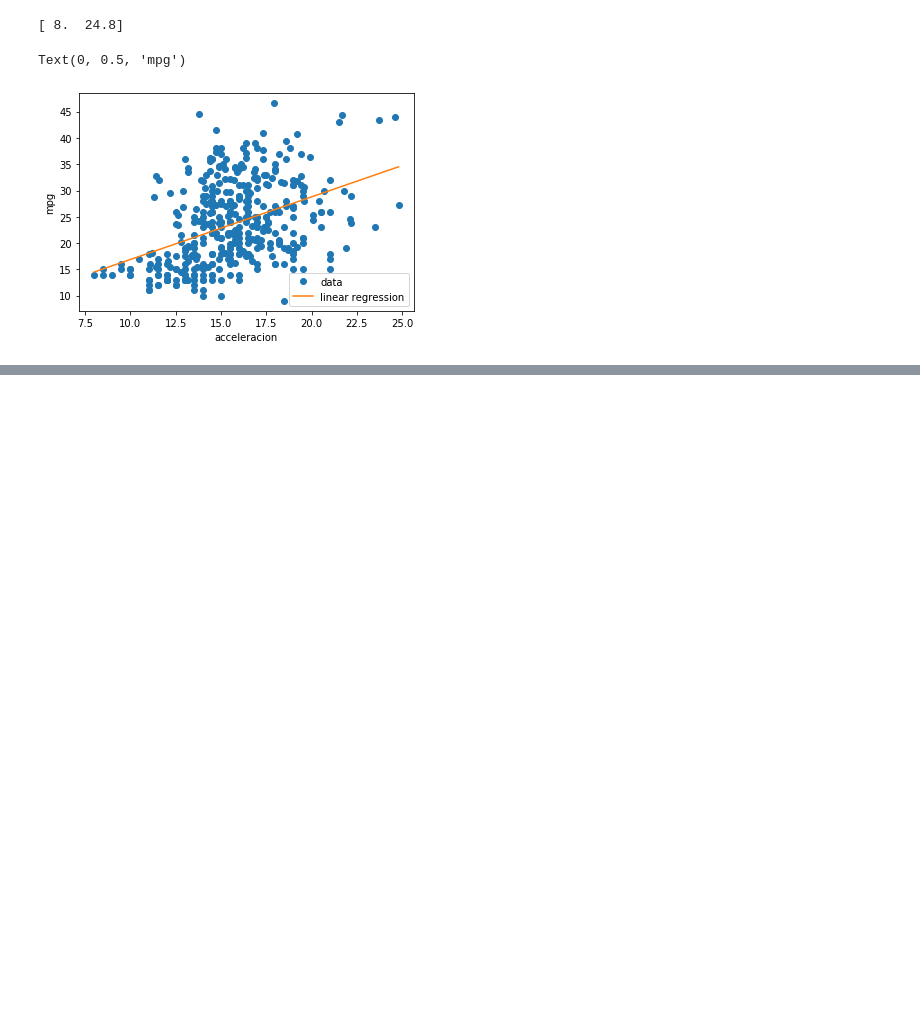
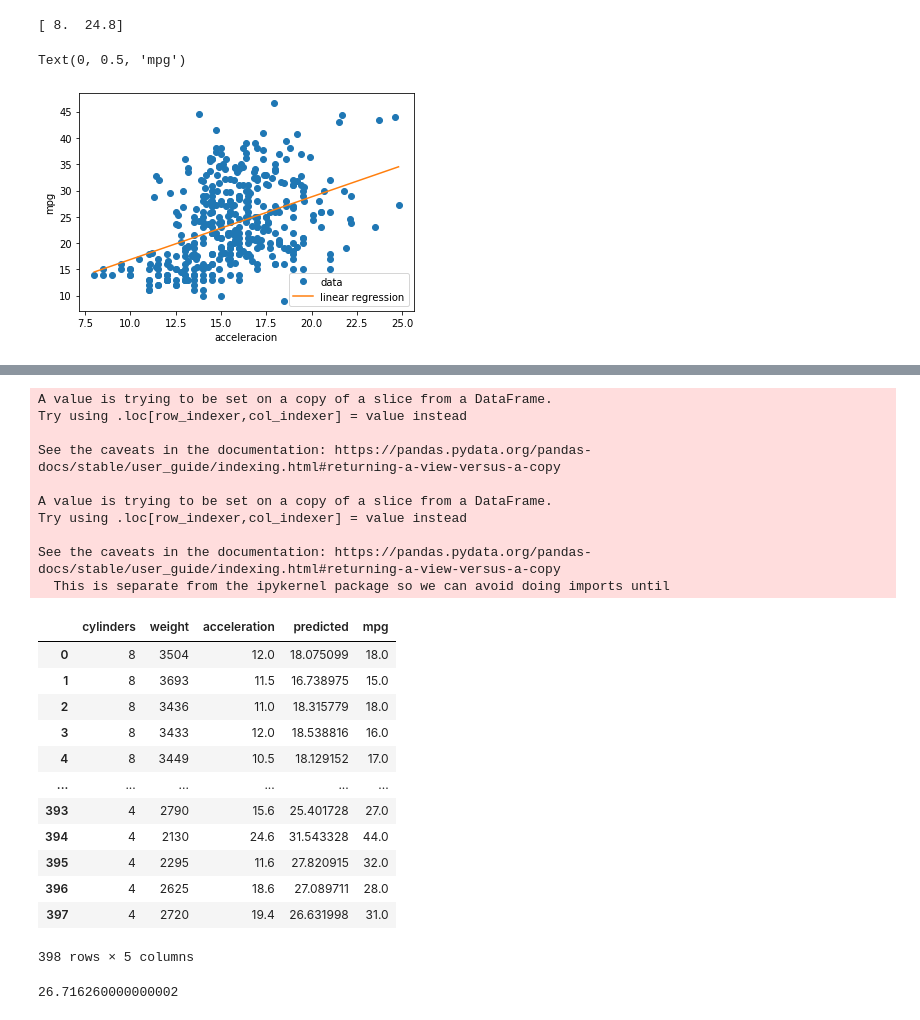
Before and after one commit to olmocorell/probability, a Jupyter notebook: 6-linear-regression.ipynb, the cells around one changed output, grey strips where cells are left out. Cells and saved outputs as stored; diff of their text form; code cells hidden in the pictures; blank space fills up the shorter version.

```diff
--- a/6-linear-regression.ipynb
+++ b/6-linear-regression.ipynb
@@ -127,0 +152,34 @@ for i in range(10):
+# %%
+df = auto[['cylinders', 'weight', 'acceleration']]
+df["predicted"] = model.predict(sm.add_constant(df))
+df["mpg"] = auto["mpg"]
+
+df
+# %% [output]
+A value is trying to be set on a copy of a slice from a DataFrame.
+Try using .loc[row_indexer,col_indexer] = value instead
+
+See the caveats in the documentation: https://pandas.pydata.org/pandas-docs/stable/user_guide/indexing.html#returning-a-view-versus-a-copy
+
+A value is trying to be set on a copy of a slice from a DataFrame.
+Try using .loc[row_indexer,col_indexer] = value instead
+
+See the caveats in the documentation: https://pandas.pydata.org/pandas-docs/stable/user_guide/indexing.html#returning-a-view-versus-a-copy
+  This is separate from the ipykernel package so we can avoid doing imports until
+|  | cylinders | weight | acceleration | predicted | mpg |
+| 0 | 8 | 3504 | 12.0 | 18.075099 | 18.0 |
+| 1 | 8 | 3693 | 11.5 | 16.738975 | 15.0 |
+| 2 | 8 | 3436 | 11.0 | 18.315779 | 18.0 |
+| 3 | 8 | 3433 | 12.0 | 18.538816 | 16.0 |
+| 4 | 8 | 3449 | 10.5 | 18.129152 | 17.0 |
+| ... | ... | ... | ... | ... | ... |
+| 393 | 4 | 2790 | 15.6 | 25.401728 | 27.0 |
+| 394 | 4 | 2130 | 24.6 | 31.543328 | 44.0 |
+| 395 | 4 | 2295 | 11.6 | 27.820915 | 32.0 |
+| 396 | 4 | 2625 | 18.6 | 27.089711 | 28.0 |
+| 397 | 4 | 2720 | 19.4 | 26.631998 | 31.0 |
+398 rows × 5 columns
+# %%
+4*-0.4827 +2720*-0.0065 + 19.4 * 0.2034 + 42.3811
+# %% [output]
+26.716260000000002
```
Also changed, not shown: parts of 10 cells of this notebook, 2 other files.
